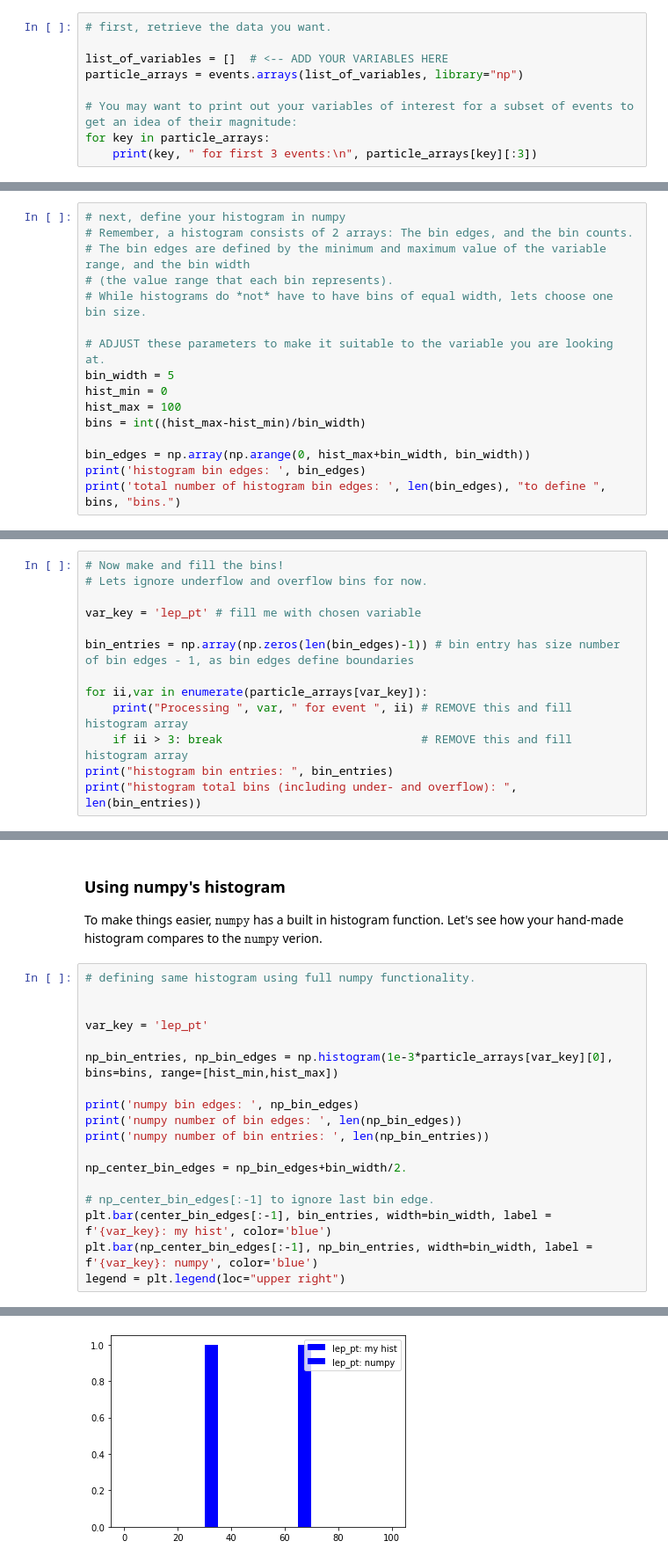
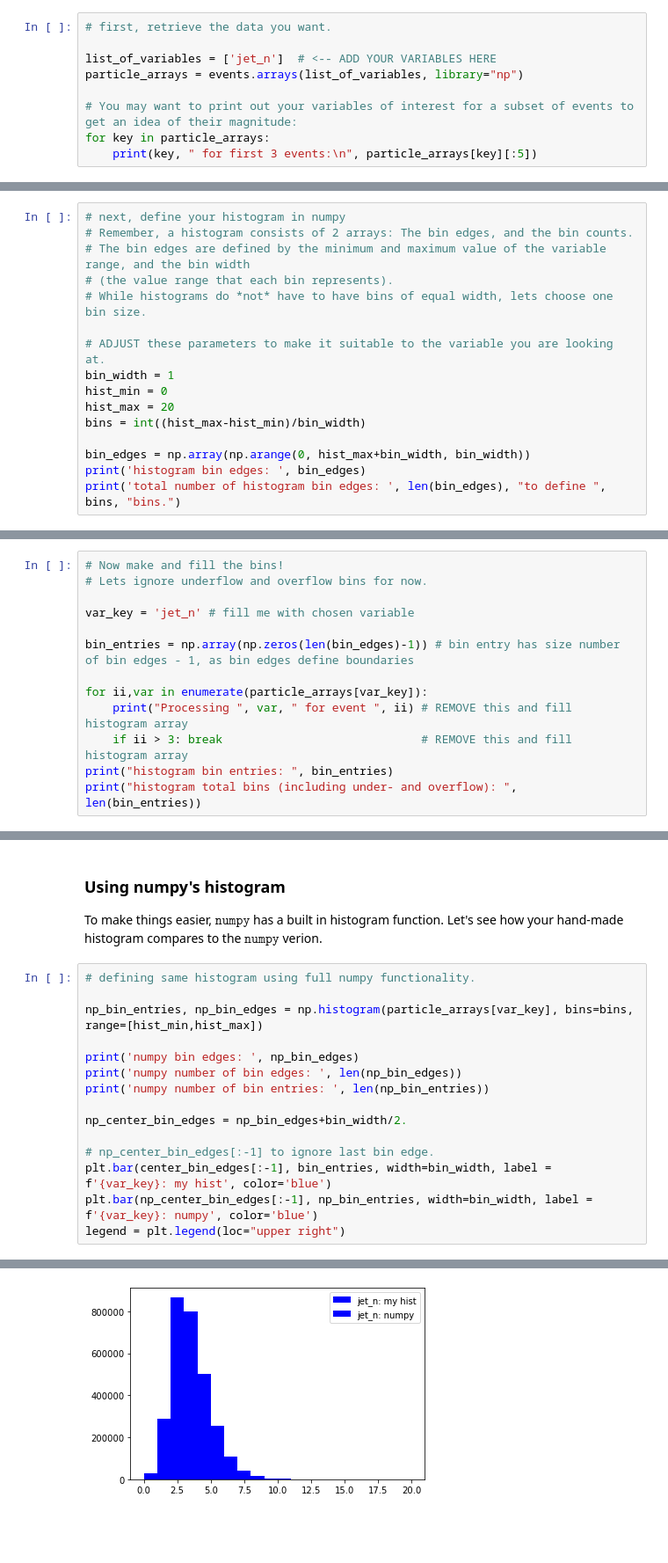
Before and after one commit to cantel/UNIGE-LHCParticlePhysics-Notebooks, a Jupyter notebook: Session1_ToolsAndData.ipynb, the cells around one changed output, grey strips where cells are left out. Shown at 88% size. Drawn from its saved outputs; the diff is of its cells as text; blank space fills up the shorter version.

```diff
--- a/Session1_ToolsAndData.ipynb
+++ b/Session1_ToolsAndData.ipynb
@@ -115,10 +115,10 @@ Refer to the print out in the second cell of the notebook or see the [ATLAS Open
 # %%
 # first, retrieve the data you want.
 
-list_of_variables = []  # <-- ADD YOUR VARIABLES HERE
+list_of_variables = ['jet_n']  # <-- ADD YOUR VARIABLES HERE
 particle_arrays = events.arrays(list_of_variables, library="np")
 
 # You may want to print out your variables of interest for a subset of events to get an idea of their magnitude:
 for key in particle_arrays:
-    print(key, " for first 3 events:\n", particle_arrays[key][:3])
+    print(key, " for first 3 events:\n", particle_arrays[key][:5])
 # %% [output]
@@ -138,9 +132,9 @@ lep_eta  for first 3 events:
 # While histograms do *not* have to have bins of equal width, lets choose one bin size.
 
 # ADJUST these parameters to make it suitable to the variable you are looking at.
-bin_width = 5
+bin_width = 1
 hist_min = 0
-hist_max = 100
+hist_max = 20
 bins = int((hist_max-hist_min)/bin_width)
 
 bin_edges = np.array(np.arange(0, hist_max+bin_width, bin_width))
@@ -154,7 +147,7 @@ total number of histogram bin edges:  21 to define  20 bins.
 # Now make and fill the bins!
 # Lets ignore underflow and overflow bins for now.
 
-var_key = 'lep_pt' # fill me with chosen variable
+var_key = 'jet_n' # fill me with chosen variable
 
 bin_entries = np.array(np.zeros(len(bin_edges)-1)) # bin entry has size number of bin edges - 1, as bin edges define boundaries
 
@@ -200,10 +193,7 @@ To make things easier, $\texttt{numpy}$ has a built in histogram function. Let's
 # %%
 # defining same histogram using full numpy functionality.
 
-
-var_key = 'lep_pt'
-
-np_bin_entries, np_bin_edges = np.histogram(1e-3*particle_arrays[var_key][0], bins=bins, range=[hist_min,hist_max])
+np_bin_entries, np_bin_edges = np.histogram(particle_arrays[var_key], bins=bins, range=[hist_min,hist_max])
 
 print('numpy bin edges: ', np_bin_edges)
 print('numpy number of bin edges: ', len(np_bin_edges))
@@ -221,4 +211,4 @@ numpy bin edges:  [  0.   5.  10.  15.  20.  25.  30.  35.  40.  45.  50.  55.
 numpy number of bin edges:  21
 numpy number of bin entries:  20
-[figure, old version]
+[figure, new version]
 # %% [markdown]
```
Also changed, not shown: parts of 10 cells of this notebook.
